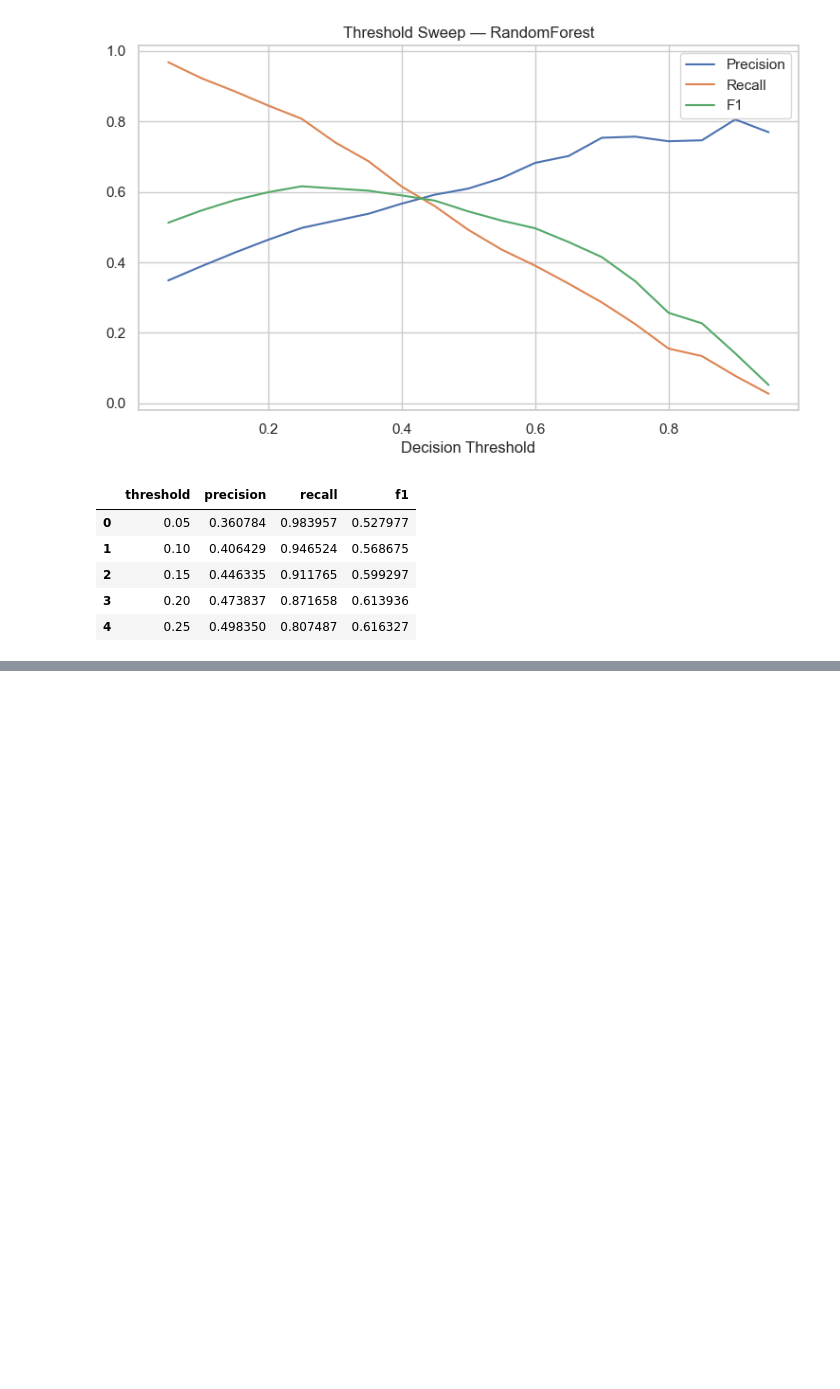
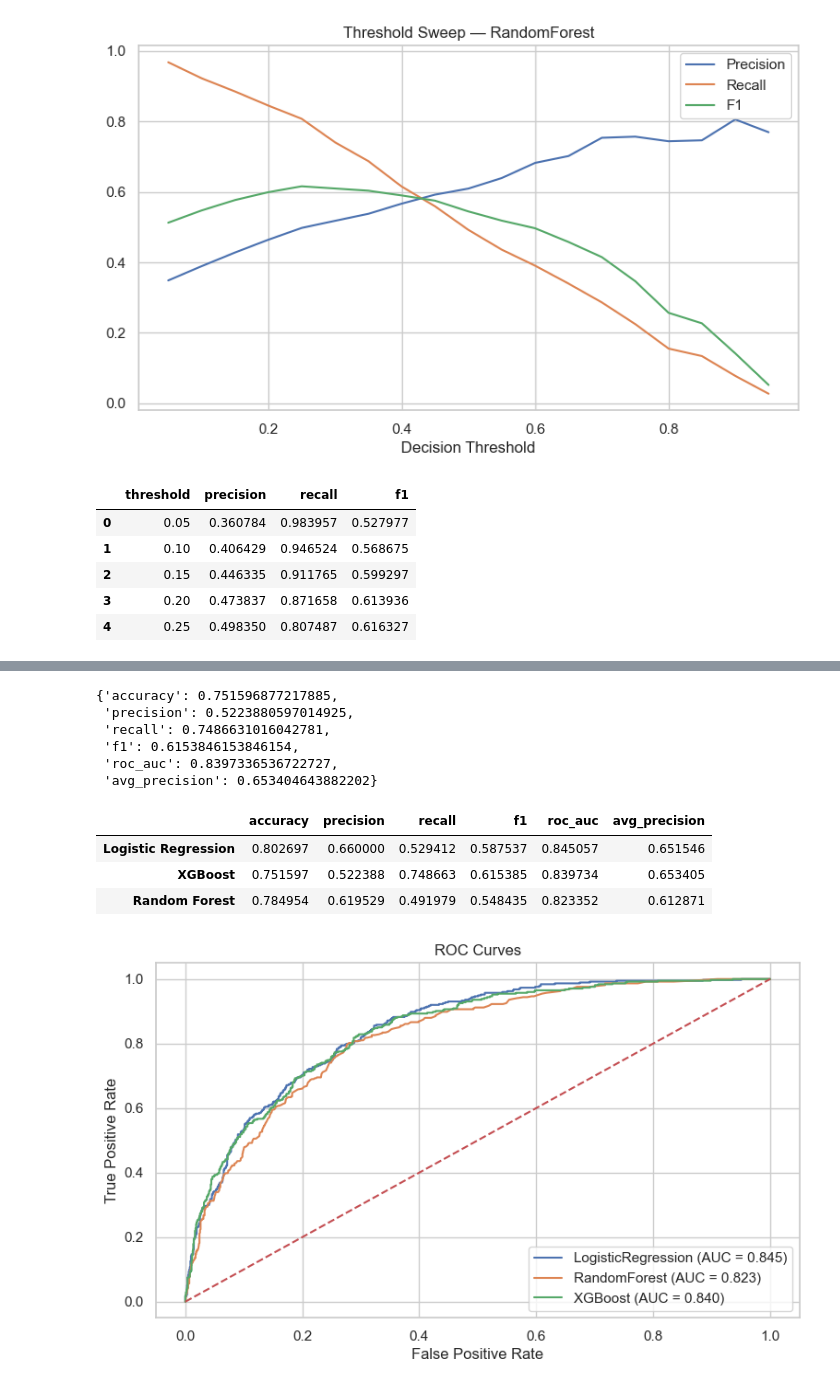
Before and after one commit to dhwanil1907/customer-churn, a Jupyter notebook: notebooks/cc.ipynb, the cells around one changed output, grey strips where cells are left out. Drawn from its saved outputs; the diff is of its cells as text; code cells hidden in the pictures; blank space fills up the shorter version.

Commit message:
added xgboost

```diff
--- a/notebooks/cc.ipynb
+++ b/notebooks/cc.ipynb
@@ -510,0 +553,52 @@ thr_lr.head()
+# %%
+# Predicted probabilities and class labels (threshold 0.5)
+y_proba_xgb = xgb.predict_proba(X_test)[:, 1]
+y_pred_xgb = (y_proba_xgb >= 0.5).astype(int)
+
+metrics_xgb = {
+    "accuracy": accuracy_score(y_test, y_pred_xgb),
+    "precision": precision_score(y_test, y_pred_xgb, zero_division=0),
+    "recall": recall_score(y_test, y_pred_xgb),
+    "f1": f1_score(y_test, y_pred_xgb),
+    "roc_auc": roc_auc_score(y_test, y_proba_xgb),
+    "avg_precision": average_precision_score(y_test, y_proba_xgb)
+}
+
+metrics_xgb
+# %% [output]
+{'accuracy': 0.751596877217885,
+ 'precision': 0.5223880597014925,
+ 'recall': 0.7486631016042781,
+ 'f1': 0.6153846153846154,
+ 'roc_auc': 0.8397336536722727,
+ 'avg_precision': 0.653404643882202}
+# %%
+metrics_df = pd.DataFrame(
+    [metrics_lr, metrics_rf, metrics_xgb],
+    index=["Logistic Regression", "Random Forest", "XGBoost"]
+)
+
+metrics_df.sort_values("roc_auc", ascending=False)
+# %% [output]
+|  | accuracy | precision | recall | f1 | roc_auc | avg_precision |
+| Logistic Regression | 0.802697 | 0.660000 | 0.529412 | 0.587537 | 0.845057 | 0.651546 |
+| XGBoost | 0.751597 | 0.522388 | 0.748663 | 0.615385 | 0.839734 | 0.653405 |
+| Random Forest | 0.784954 | 0.619529 | 0.491979 | 0.548435 | 0.823352 | 0.612871 |
+# %%
+fig, ax = plt.subplots()
+for name, y_score in [
+    ("LogisticRegression", y_proba_lr),
+    ("RandomForest", y_proba_rf),
+    ("XGBoost", y_proba_xgb),
+]:
+    fpr, tpr, _ = roc_curve(y_test, y_score)
+    ax.plot(fpr, tpr, label=f"{name} (AUC = {auc(fpr, tpr):.3f})")
+
+ax.plot([0, 1], [0, 1], linestyle="--")
+ax.set_title("ROC Curves")
+ax.set_xlabel("False Positive Rate")
+ax.set_ylabel("True Positive Rate")
+ax.legend()
+plt.show()
+# %% [output]
+[figure, added]
```
Also changed, not shown: parts of 5 cells of this notebook.
